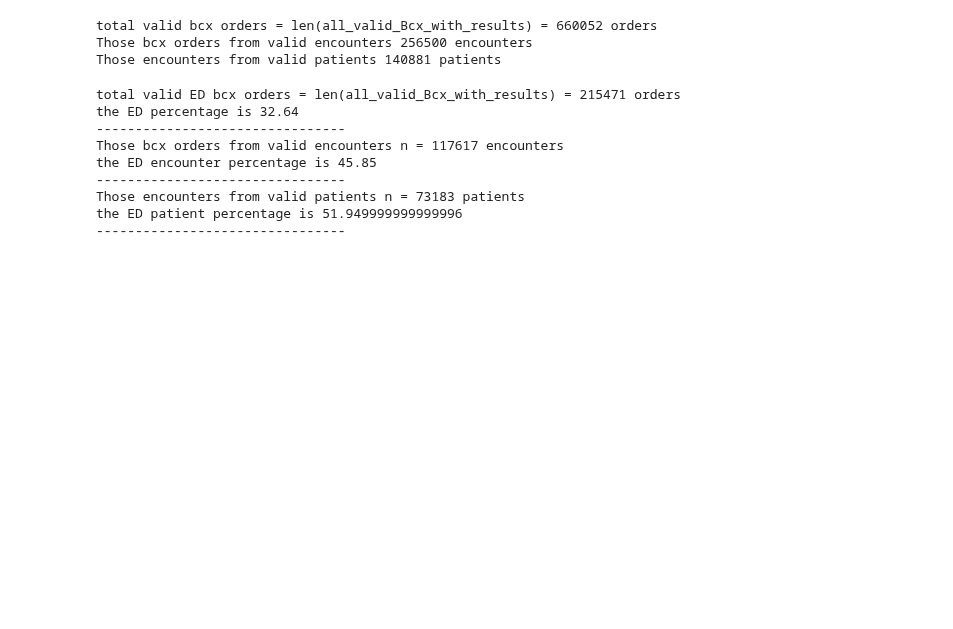
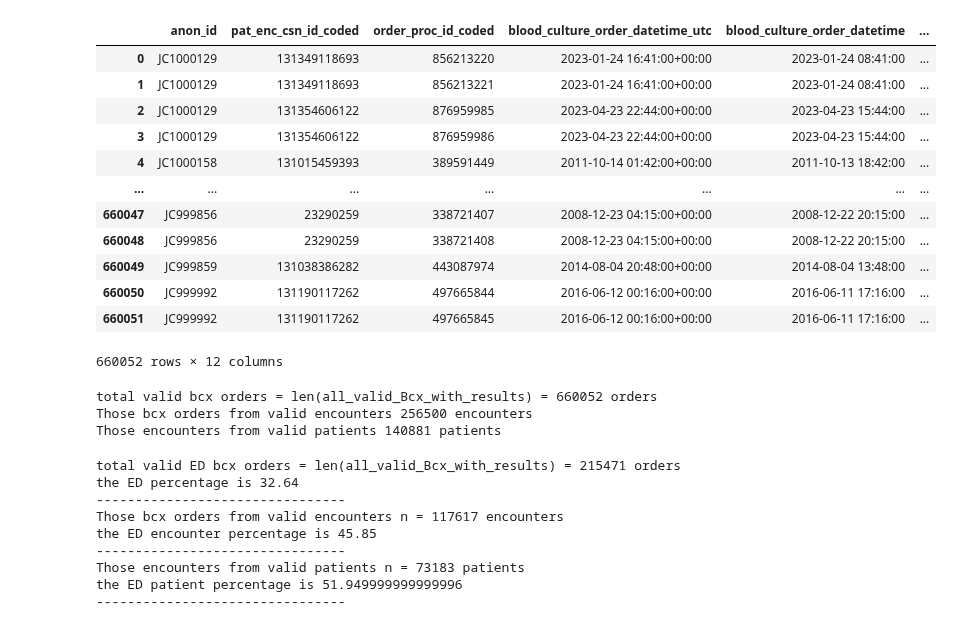
Before and after one commit to HealthRex/CDSS, a Jupyter notebook: scripts/Blood_Culture_Stewardship/Adult_refactor/src/cohort_generation_2024/label_check.ipynb, the cells around one changed output. Drawn from its saved outputs; the diff is of its cells as text; code cells hidden in the pictures; blank space fills up the shorter version.

```diff
--- a/scripts/Blood_Culture_Stewardship/Adult_refactor/src/cohort_generation_2024/label_check.ipynb
+++ b/scripts/Blood_Culture_Stewardship/Adult_refactor/src/cohort_generation_2024/label_check.ipynb
@@ -56,6 +57,22 @@ select * from base order by anon_id, order_proc_id_coded
 """
 
 all_valid_Bcx_with_results = client.query(query).to_dataframe()
+# %%
+all_valid_Bcx_with_results
+# %% [output]
+|  | anon_id | pat_enc_csn_id_coded | order_proc_id_coded | blood_culture_order_datetime_utc | blood_culture_order_datetime | ... |
+| 0 | JC1000129 | 131349118693 | 856213220 | 2023-01-24 16:41:00+00:00 | 2023-01-24 08:41:00 | ... |
+| 1 | JC1000129 | 131349118693 | 856213221 | 2023-01-24 16:41:00+00:00 | 2023-01-24 08:41:00 | ... |
+| 2 | JC1000129 | 131354606122 | 876959985 | 2023-04-23 22:44:00+00:00 | 2023-04-23 15:44:00 | ... |
+| 3 | JC1000129 | 131354606122 | 876959986 | 2023-04-23 22:44:00+00:00 | 2023-04-23 15:44:00 | ... |
+| 4 | JC1000158 | 131015459393 | 389591449 | 2011-10-14 01:42:00+00:00 | 2011-10-13 18:42:00 | ... |
+| ... | ... | ... | ... | ... | ... | ... |
+| 660047 | JC999856 | 23290259 | 338721407 | 2008-12-23 04:15:00+00:00 | 2008-12-22 20:15:00 | ... |
+| 660048 | JC999856 | 23290259 | 338721408 | 2008-12-23 04:15:00+00:00 | 2008-12-22 20:15:00 | ... |
+| 660049 | JC999859 | 131038386282 | 443087974 | 2014-08-04 20:48:00+00:00 | 2014-08-04 13:48:00 | ... |
+| 660050 | JC999992 | 131190117262 | 497665844 | 2016-06-12 00:16:00+00:00 | 2016-06-11 17:16:00 | ... |
+| 660051 | JC999992 | 131190117262 | 497665845 | 2016-06-12 00:16:00+00:00 | 2016-06-11 17:16:00 | ... |
+660052 rows × 12 columns
 # %%
 print(f"total valid bcx orders = len(all_valid_Bcx_with_results) = {len(all_valid_Bcx_with_results)} orders")
 print(f"Those bcx orders from valid encounters {len(all_valid_Bcx_with_results.drop_duplicates(subset=['anon_id', 'pat_enc_csn_id_coded']))} encounters")
```
Also changed, not shown: parts of 4 cells of this notebook, 16 other files.
